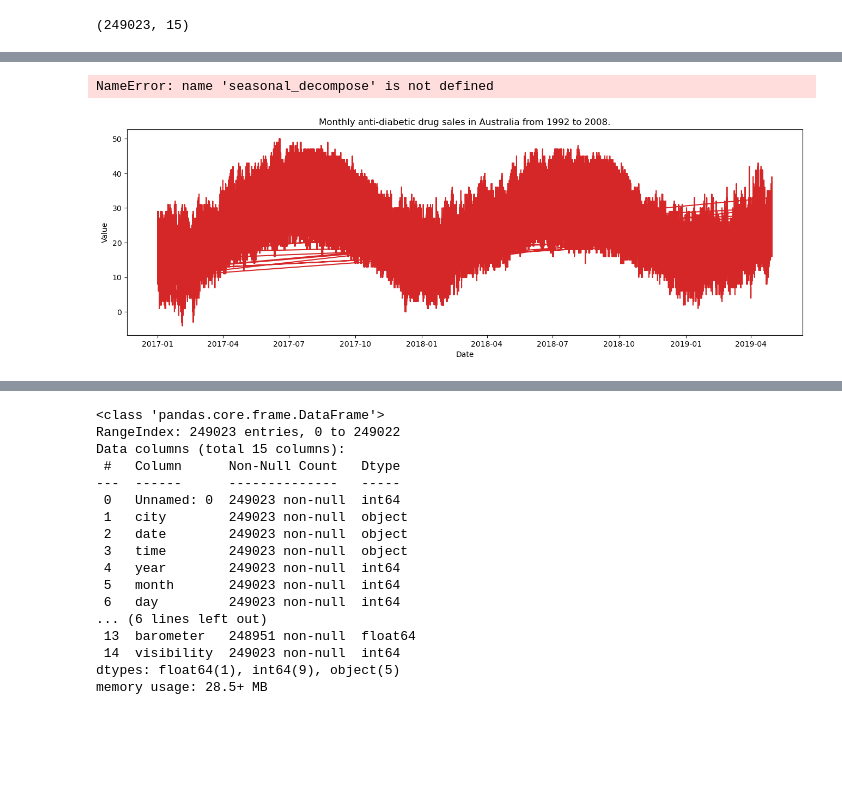
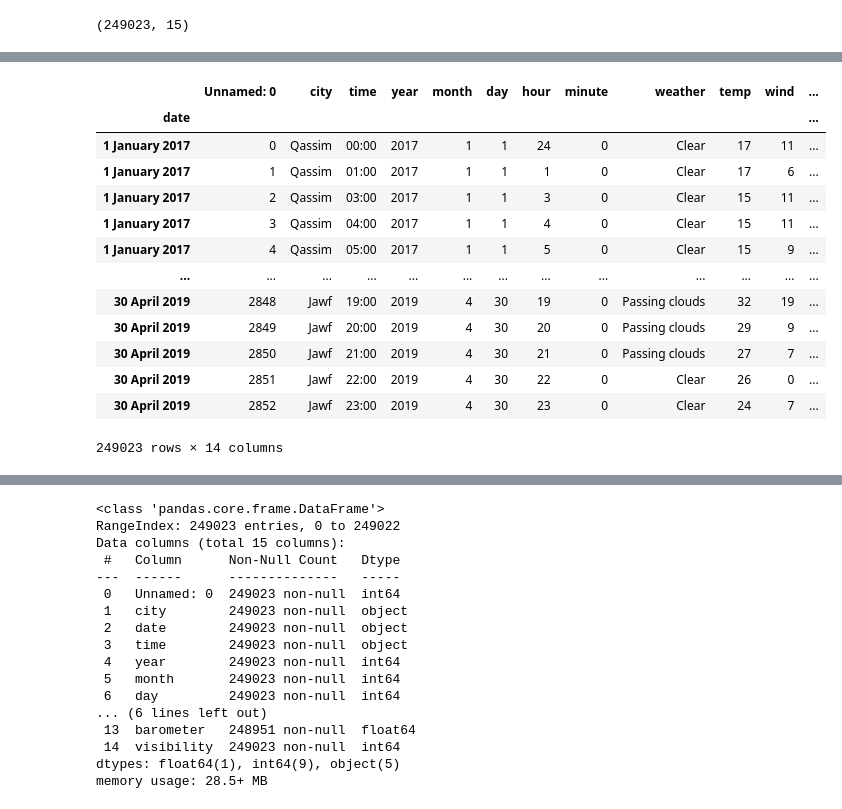
Before and after one commit to M0hannad/KSA_Weather_Prediction, a Jupyter notebook: Notebook/PROJECT-TimeSeries.ipynb, the cells around one changed output, grey strips where cells are left out. Drawn from its saved outputs; the diff is of its cells as text; code cells hidden in the pictures; blank space fills up the shorter version.

```diff
--- a/Notebook/PROJECT-TimeSeries.ipynb
+++ b/Notebook/PROJECT-TimeSeries.ipynb
@@ -99,25 +37,18 @@ df
-# %%
-# Time Series Decomposition
-result_mul = seasonal_decompose(df['value'], model='multiplicative', extrapolate_trend='freq')
-
-# Deseasonalize
-deseasonalized = df.value.values / result_mul.seasonal
-
-# Plot
-plt.plot(deseasonalized)
-plt.title('Drug Sales Deseasonalized', fontsize=16)
-plt.plot()
-# %% [output]
-NameError: name 'seasonal_decompose' is not defined
-# %%
-
-# Draw Plot
-def plot_df(df, x, y, title="", xlabel='Date', ylabel='Value', dpi=100):
-    plt.figure(figsize=(16,5), dpi=dpi)
-    plt.plot(x, y, color='tab:red')
-    plt.gca().set(title=title, xlabel=xlabel, ylabel=ylabel)
-    plt.show()
-
-plot_df(df, x=df.index, y=df.temp, title='Monthly anti-diabetic drug sales in Australia from 1992 to 2008.')
-# %% [output]
-[figure, removed]
+# %%
+# Reading the csv file and nameing the DataFrame.
+df = pd.read_csv(r'C:\Users\Mohannad\Documents\DS_course_project\data\weather-sa-2017-2019-clean.csv', parse_dates=['date'], index_col='date')
+# %% [output]
+|  | Unnamed: 0 | city | time | year | month | day | hour | minute | weather | temp | wind | ... |
+| date |  |  |  |  |  |  |  |  |  |  |  | ... |
+| 1 January 2017 | 0 | Qassim | 00:00 | 2017 | 1 | 1 | 24 | 0 | Clear | 17 | 11 | ... |
+| 1 January 2017 | 1 | Qassim | 01:00 | 2017 | 1 | 1 | 1 | 0 | Clear | 17 | 6 | ... |
+| 1 January 2017 | 2 | Qassim | 03:00 | 2017 | 1 | 1 | 3 | 0 | Clear | 15 | 11 | ... |
+| 1 January 2017 | 3 | Qassim | 04:00 | 2017 | 1 | 1 | 4 | 0 | Clear | 15 | 11 | ... |
+| 1 January 2017 | 4 | Qassim | 05:00 | 2017 | 1 | 1 | 5 | 0 | Clear | 15 | 9 | ... |
+| ... | ... | ... | ... | ... | ... | ... | ... | ... | ... | ... | ... | ... |
+| 30 April 2019 | 2848 | Jawf | 19:00 | 2019 | 4 | 30 | 19 | 0 | Passing clouds | 32 | 19 | ... |
+| 30 April 2019 | 2849 | Jawf | 20:00 | 2019 | 4 | 30 | 20 | 0 | Passing clouds | 29 | 9 | ... |
+| 30 April 2019 | 2850 | Jawf | 21:00 | 2019 | 4 | 30 | 21 | 0 | Passing clouds | 27 | 7 | ... |
+| 30 April 2019 | 2851 | Jawf | 22:00 | 2019 | 4 | 30 | 22 | 0 | Clear | 26 | 0 | ... |
+| 30 April 2019 | 2852 | Jawf | 23:00 | 2019 | 4 | 30 | 23 | 0 | Clear | 24 | 7 | ... |
+249023 rows × 14 columns
```
Also changed, not shown: parts of 8 cells of this notebook, 1 other file.
